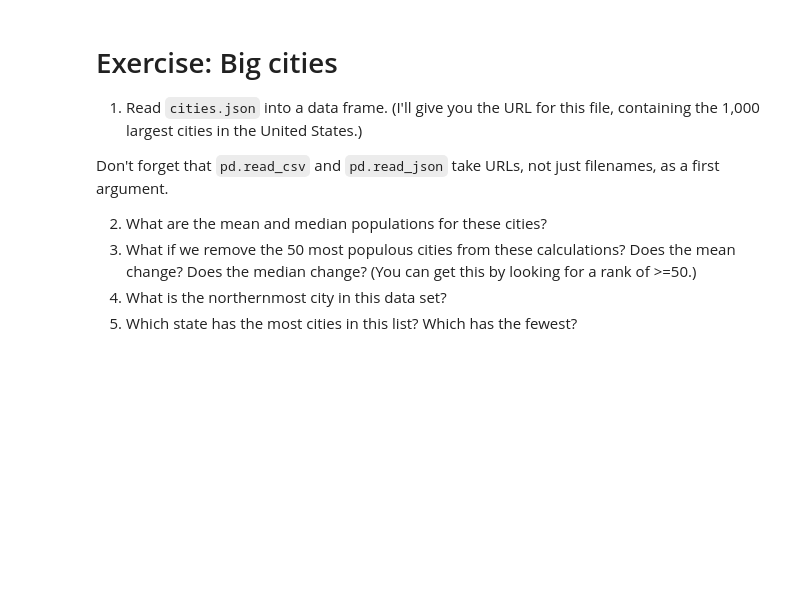
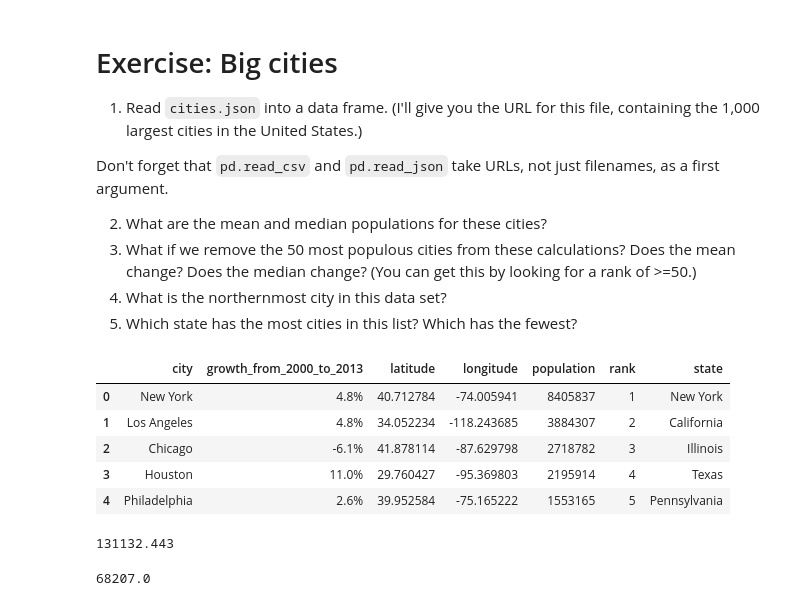
Before and after one commit to abhixz13/Cisco-Python-Training, a Jupyter notebook: Cisco-2022-06June-08-analytics.ipynb, the cells around one changed output. Drawn from its saved outputs; the diff is of its cells as text; code cells hidden in the pictures; blank space fills up the shorter version.

```diff
--- a/Cisco-2022-06June-08-analytics.ipynb
+++ b/Cisco-2022-06June-08-analytics.ipynb
@@ -634,3 +634,26 @@ Don't forget that `pd.read_csv` and `pd.read_json` take URLs, not just filenames
 4. What if we remove the 50 most populous cities from these calculations? Does the mean change?  Does the median change?  (You can get this by looking for a rank of >=50.)
 5. What is the northernmost city in this data set?
 6. Which state has the most cities in this list? Which has the fewest?
+# %%
+url = 'https://gist.githubusercontent.com/reuven/77edbb0292901f35019f17edb9794358/raw/2bf258763cdddd704f8ffd3ea9a3e81d25e2c6f6/cities.json'
+
+df = pd.read_json(url)
+# %%
+df.head()
+# %% [output]
+|  | city | growth_from_2000_to_2013 | latitude | longitude | population | rank | state |
+| 0 | New York | 4.8% | 40.712784 | -74.005941 | 8405837 | 1 | New York |
+| 1 | Los Angeles | 4.8% | 34.052234 | -118.243685 | 3884307 | 2 | California |
+| 2 | Chicago | -6.1% | 41.878114 | -87.629798 | 2718782 | 3 | Illinois |
+| 3 | Houston | 11.0% | 29.760427 | -95.369803 | 2195914 | 4 | Texas |
+| 4 | Philadelphia | 2.6% | 39.952584 | -75.165222 | 1553165 | 5 | Pennsylvania |
+# %%
+# what are the mean and median populations for these cities?
+
+df['population'].mean()
+# %% [output]
+131132.443
+# %%
+df['population'].median()
+# %% [output]
+68207.0
```
Also changed, not shown: parts of 1 cell of this notebook.
